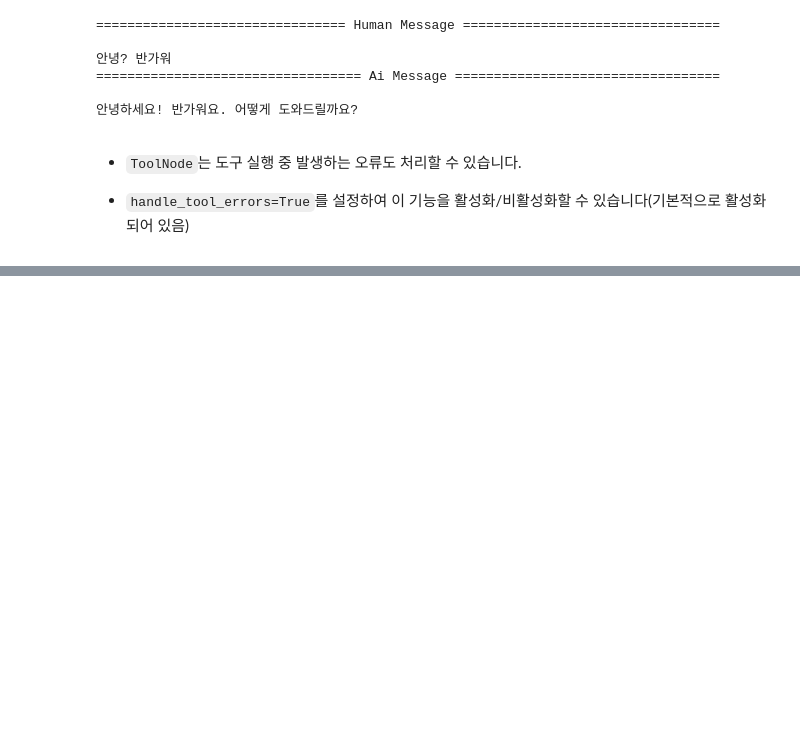
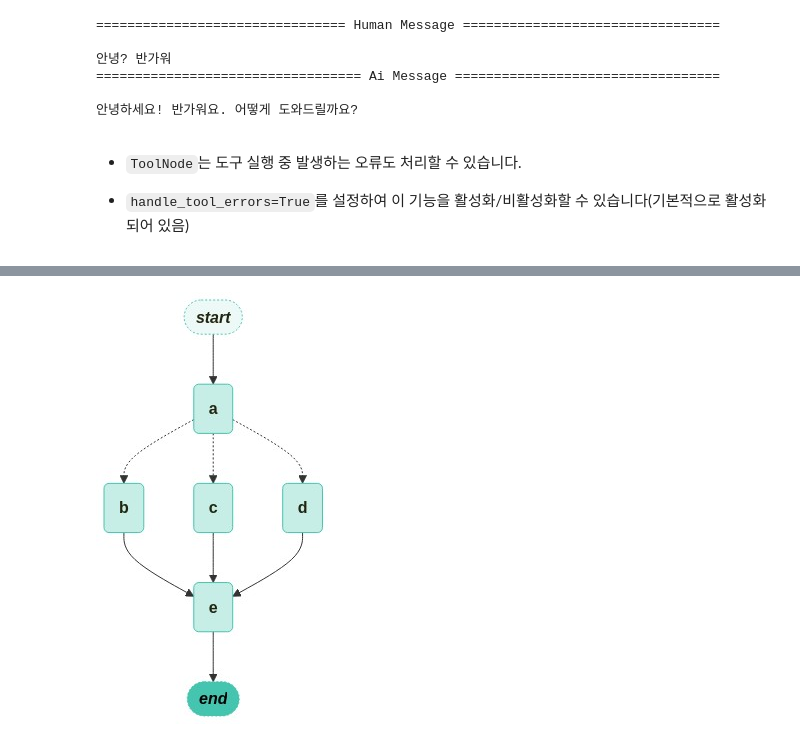
Before and after one commit to yoonwanggyu/BOAZ_ADV, a Jupyter notebook: Wang_Gyu/LangGraph_8)~.ipynb, the cells around one changed output, grey strips where cells are left out. Cells and saved outputs as stored; diff of their text form; code cells hidden in the pictures; blank space fills up the shorter version.

```diff
--- a/Wang_Gyu/LangGraph_8)~.ipynb
+++ b/Wang_Gyu/LangGraph_8)~.ipynb
@@ -513,0 +702,60 @@ for chunk in app.stream(
+# %%
+from typing import Annotated, Sequence
+from typing_extensions import TypedDict
+from langgraph.graph import END, START, StateGraph
+
+
+# 상태 정의(add_messages 리듀서 사용)
+class State(TypedDict):
+    aggregate: Annotated[list, add_messages]
+    which: str
+
+
+# 노드별 고유 값을 반환하는 클래스
+class ReturnNodeValue:
+    def __init__(self, node_secret: str):
+        self._value = node_secret
+
+    def __call__(self, state: State) -> Any:
+        print(f"Adding {self._value} to {state['aggregate']}")
+        return {"aggregate": [self._value]}
+
+
+# 상태 그래프 초기화
+builder = StateGraph(State)
+builder.add_node("a", ReturnNodeValue("I'm A"))
+builder.add_edge(START, "a")
+builder.add_node("b", ReturnNodeValue("I'm B"))
+builder.add_node("c", ReturnNodeValue("I'm C"))
+builder.add_node("d", ReturnNodeValue("I'm D"))
+builder.add_node("e", ReturnNodeValue("I'm E"))
+
+
+# 상태의 'which' 값에 따른 조건부 라우팅 경로 결정 함수
+def route_bc_or_cd(state: State) -> Sequence[str]:
+    if state["which"] == "cd":
+        return ["c", "d"]
+    return ["b", "c"]
+
+
+# 전체 병렬 처리할 노드 목록
+intermediates = ["b", "c", "d"]
+
+builder.add_conditional_edges(
+    "a",
+    route_bc_or_cd,
+    intermediates,
+)
+for node in intermediates:
+    builder.add_edge(node, "e")
+
+
+# 최종 노드 연결 및 그래프 컴파일
+builder.add_edge("e", END)
+graph = builder.compile()
+
+from langchain_teddynote.graphs import visualize_graph
+
+visualize_graph(graph)
+# %% [output]
+[figure, added]
```
Also changed, not shown: parts of 37 cells of this notebook.
